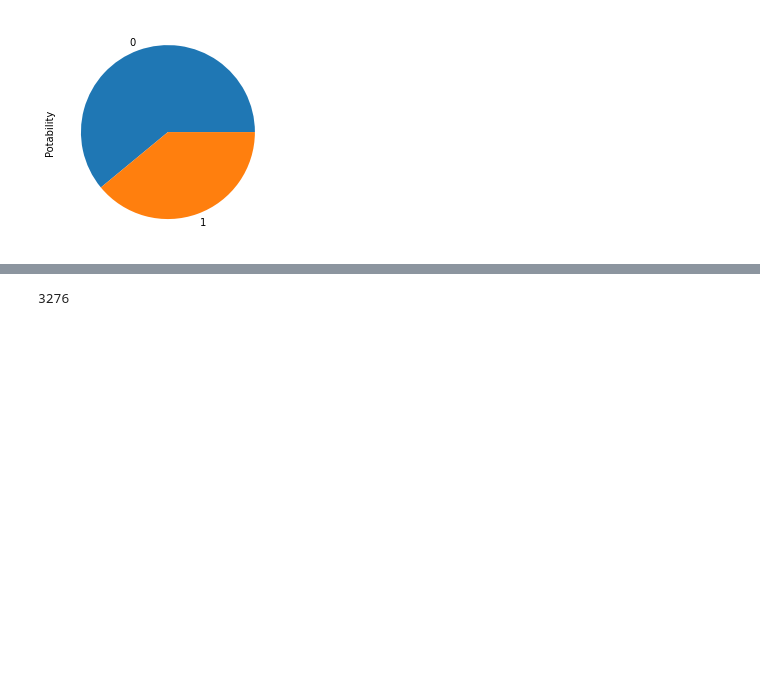
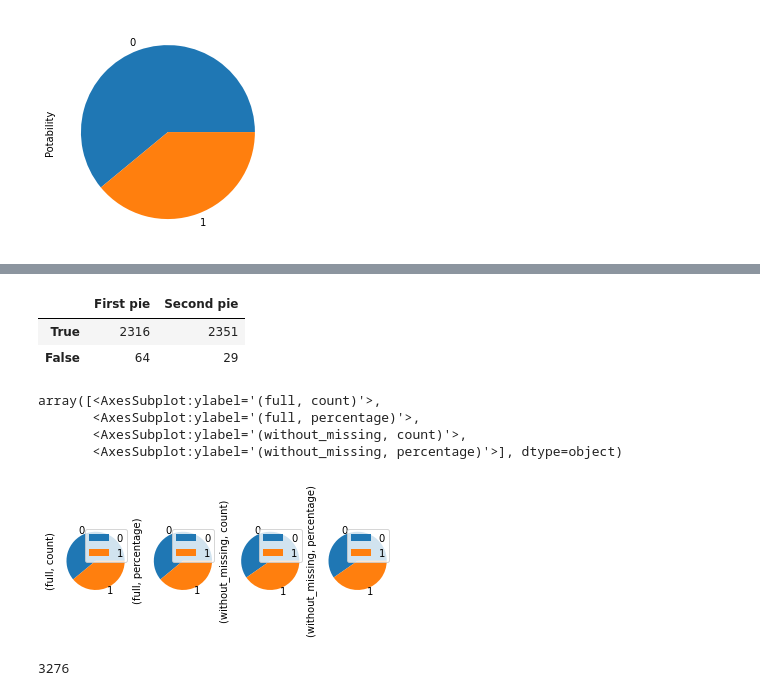
Before and after one commit to MarceloAlvesPereira/To-drink-or-not-to-drink, a Jupyter notebook: Dirty water.ipynb, the cells around one changed output, grey strips where cells are left out. Cells and saved outputs as stored; diff of their text form; code cells hidden in the pictures; blank space fills up the shorter version.

Commit message:
Water

```diff
--- a/Dirty water.ipynb
+++ b/Dirty water.ipynb
@@ -868,0 +845,14 @@ p
+# %%
+p1 = water.groupby('Potability')['Potability'].agg(['count'])
+p1['percentage'] = 100 * p1['count']  / p1['count'].sum()
+# p1['group'] = 'full'
+
+water_clean = water.dropna()
+
+p2 = water_clean.groupby('Potability')['Potability'].agg(['count'])
+p2['percentage'] = 100 * p2['count']  / p2['count'].sum()
+# p2['group'] = 'no_na'
+
+p = pd.concat([p1,p2],axis=1,keys=['full','without_missing'])
+p
+# p.T.unstack(0)
@@ -869,3 +865,40 @@ p
+# %%
+first = pd.Series({'True':2316, 'False': 64})
+second = pd.Series({'True':2351, 'False': 29})
+df = pd.concat([first, second], axis=1, keys=['First pie', 'Second pie'])
+df
+# %% [output]
+|  | First pie | Second pie |
+| True | 2316 | 2351 |
+| False | 64 | 29 |
+# %%
+p.plot(kind ='pie',subplots=True)
+# water.Potability.value_counts().plot(kind ='pie')
+# print(len(water))
+# print()
+
+
+
+# p.columns[[1, 2]]
+# p_count = p.drop(p.columns[[1, 2]], axis=1, inplace=True)
+# p_count = p[['count']]
+
+# axes = p.plot(kind='pie', subplots=True)
+# for ax in axes:
+#     ax.set_aspect('equal')
+#     ax.yaxis.set_label_coords(-0.15, 0.5)
+
+# plt.subplots_adjust(wspace=0.5)
+
+# plt.show()
+
+# p_count
+# %% [output]
+array([<AxesSubplot:ylabel='(full, count)'>,
+       <AxesSubplot:ylabel='(full, percentage)'>,
+       <AxesSubplot:ylabel='(without_missing, count)'>,
+       <AxesSubplot:ylabel='(without_missing, percentage)'>], dtype=object)
+[figure, added]
 # %%
 water_clean = water.dropna()
 
```
Also changed, not shown: parts of 25 cells of this notebook.
